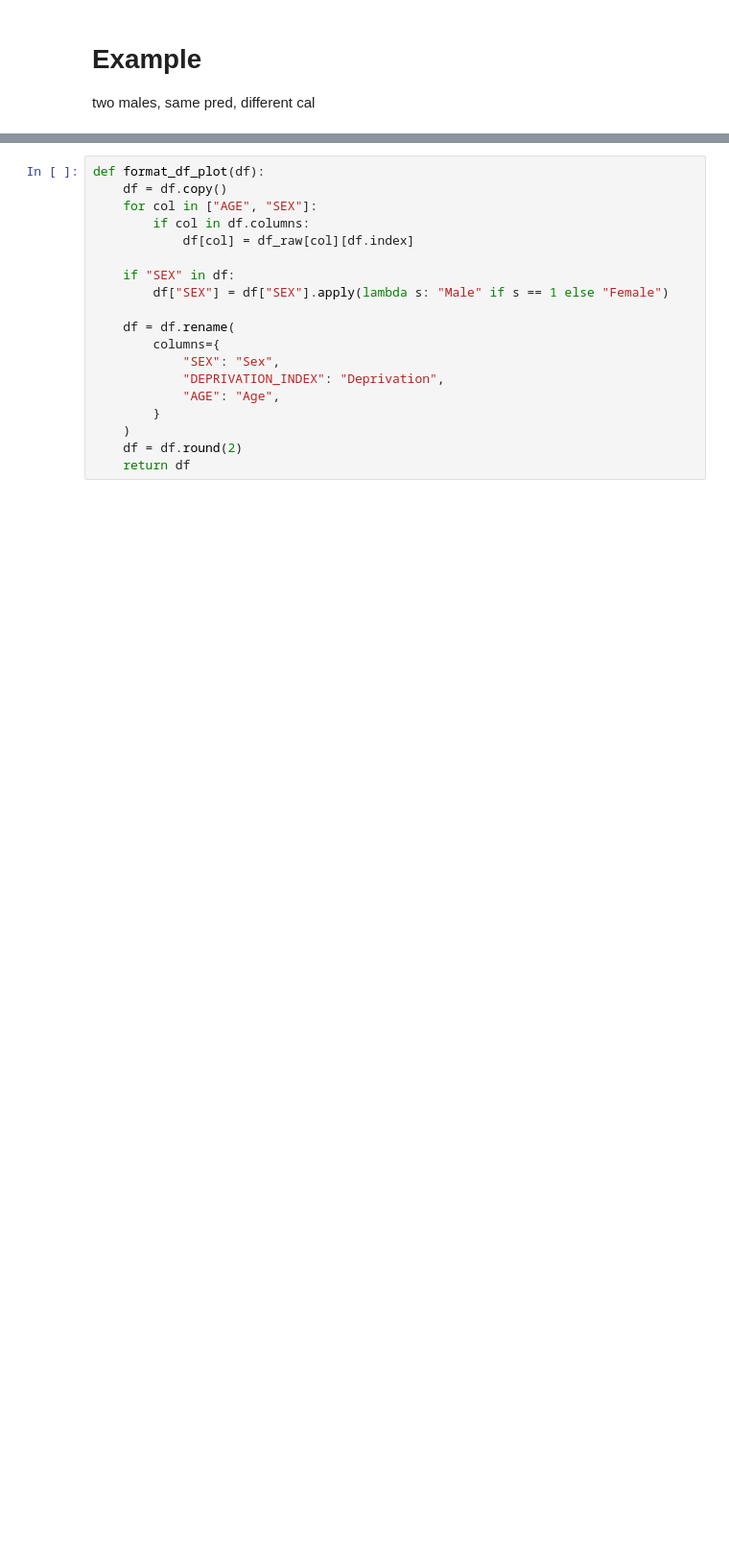
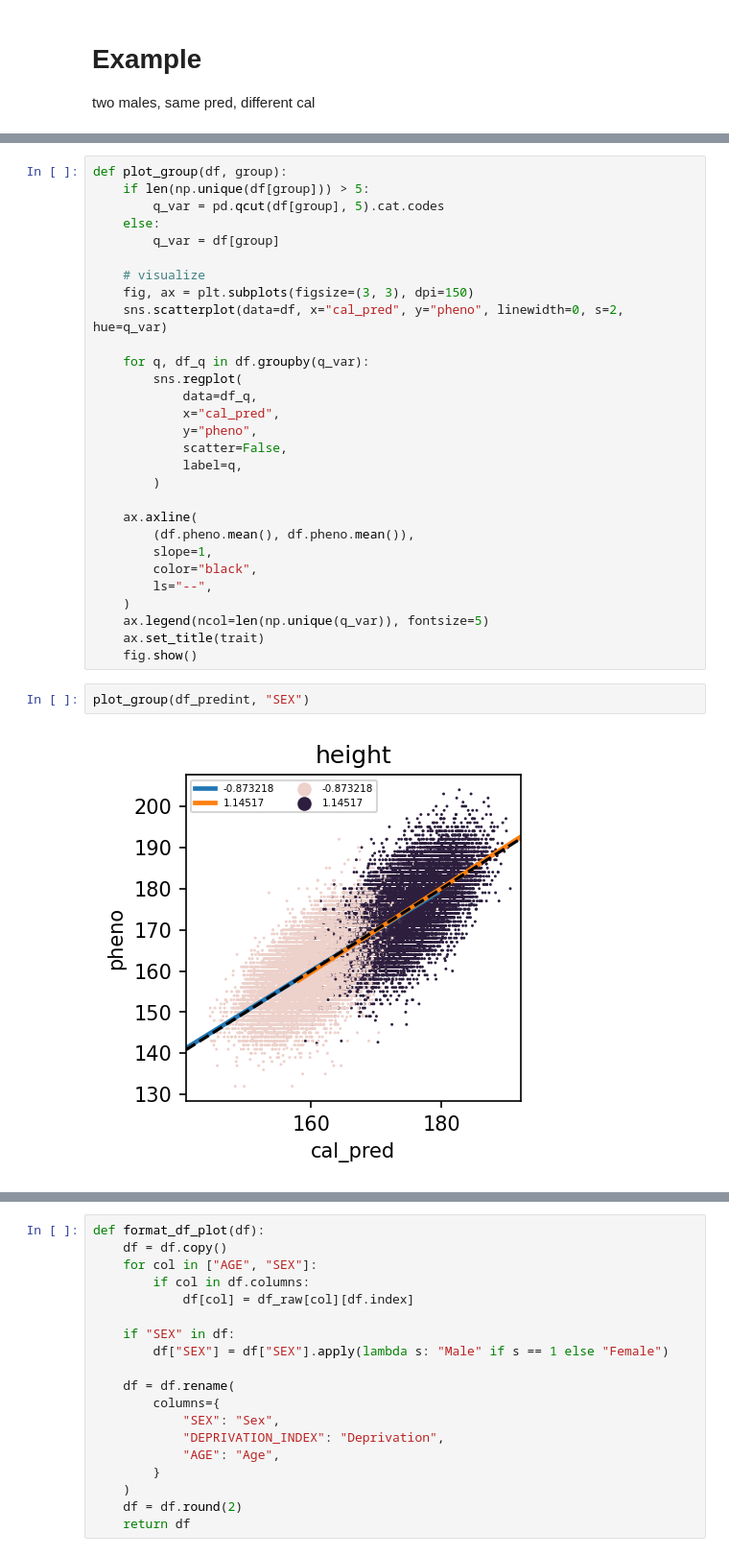
Before and after one commit to KangchengHou/calpred-manuscript, a Jupyter notebook: experiments/var-model/03-example.ipynb, the cells around one changed output, grey strips where cells are left out. Shown at 96% size. Cells and saved outputs as stored; diff of their text form; blank space fills up the shorter version.

```diff
--- a/experiments/var-model/03-example.ipynb
+++ b/experiments/var-model/03-example.ipynb
@@ -35,0 +40,33 @@ fig.show()
+# %%
+def plot_group(df, group):
+    if len(np.unique(df[group])) > 5:
+        q_var = pd.qcut(df[group], 5).cat.codes
+    else:
+        q_var = df[group]
+
+    # visualize
+    fig, ax = plt.subplots(figsize=(3, 3), dpi=150)
+    sns.scatterplot(data=df, x="cal_pred", y="pheno", linewidth=0, s=2, hue=q_var)
+
+    for q, df_q in df.groupby(q_var):
+        sns.regplot(
+            data=df_q,
+            x="cal_pred",
+            y="pheno",
+            scatter=False,
+            label=q,
+        )
+
+    ax.axline(
+        (df.pheno.mean(), df.pheno.mean()),
+        slope=1,
+        color="black",
+        ls="--",
+    )
+    ax.legend(ncol=len(np.unique(q_var)), fontsize=5)
+    ax.set_title(trait)
+    fig.show()
+# %%
+plot_group(df_predint, "SEX")
+# %% [output]
+[figure, added]
```
Also changed, not shown: parts of 18 cells of this notebook, 18 other files.
